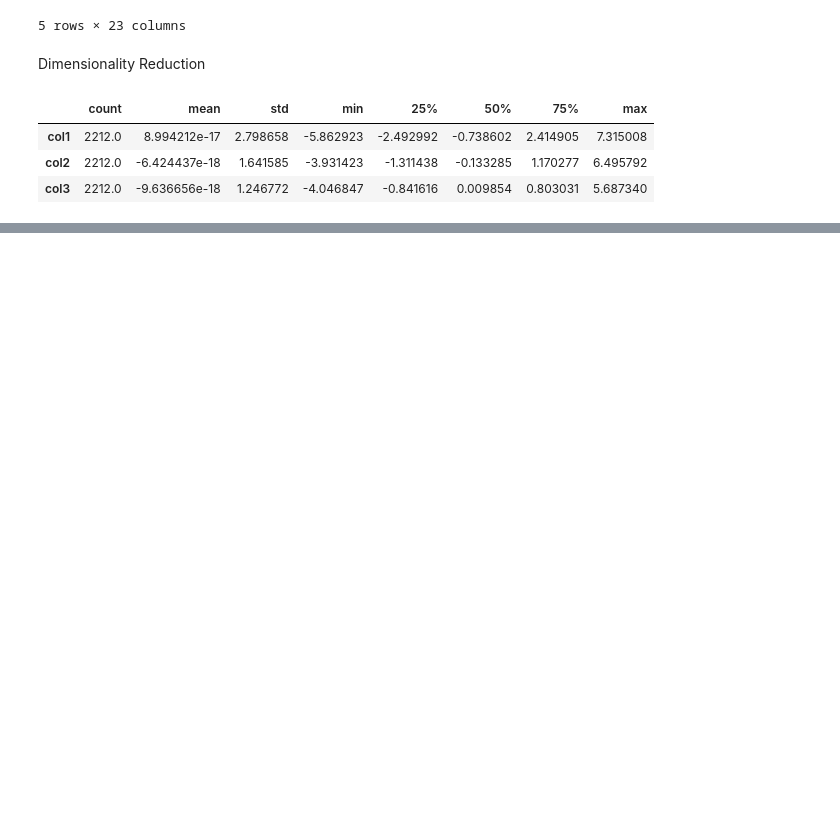
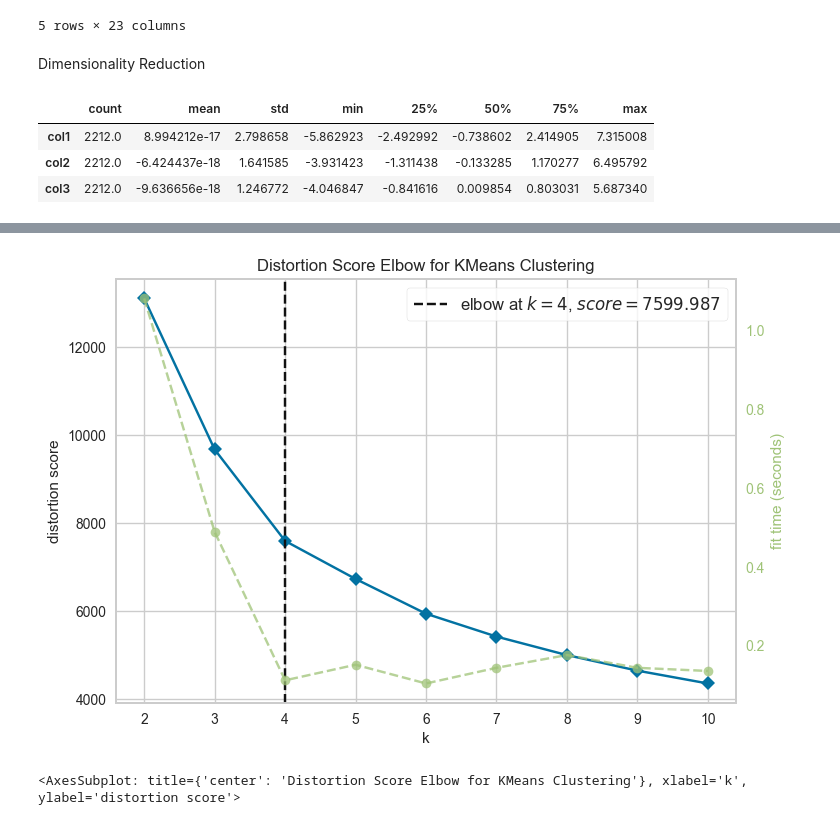
Before and after one commit to nadeap/Machine-Learning, a Jupyter notebook: Unsupervised-KMeans/customer_clustering.ipynb, the cells around one changed output, grey strips where cells are left out. Saved outputs shown, nothing was run; the diff lists cells and outputs as text; code cells hidden in the pictures; blank space fills up the shorter version.

```diff
--- a/Unsupervised-KMeans/customer_clustering.ipynb
+++ b/Unsupervised-KMeans/customer_clustering.ipynb
@@ -223,0 +229,7 @@ plt.show()
+# %%
+elbow_M = KElbowVisualizer(KMeans(), k=10)
+elbow_M.fit(PCA_ds)
+elbow_M.show()
+# %% [output]
+[figure, added]
+<AxesSubplot: title={'center': 'Distortion Score Elbow for KMeans Clustering'}, xlabel='k', ylabel='distortion score'>
```
Also changed, not shown: parts of 3 cells of this notebook.
